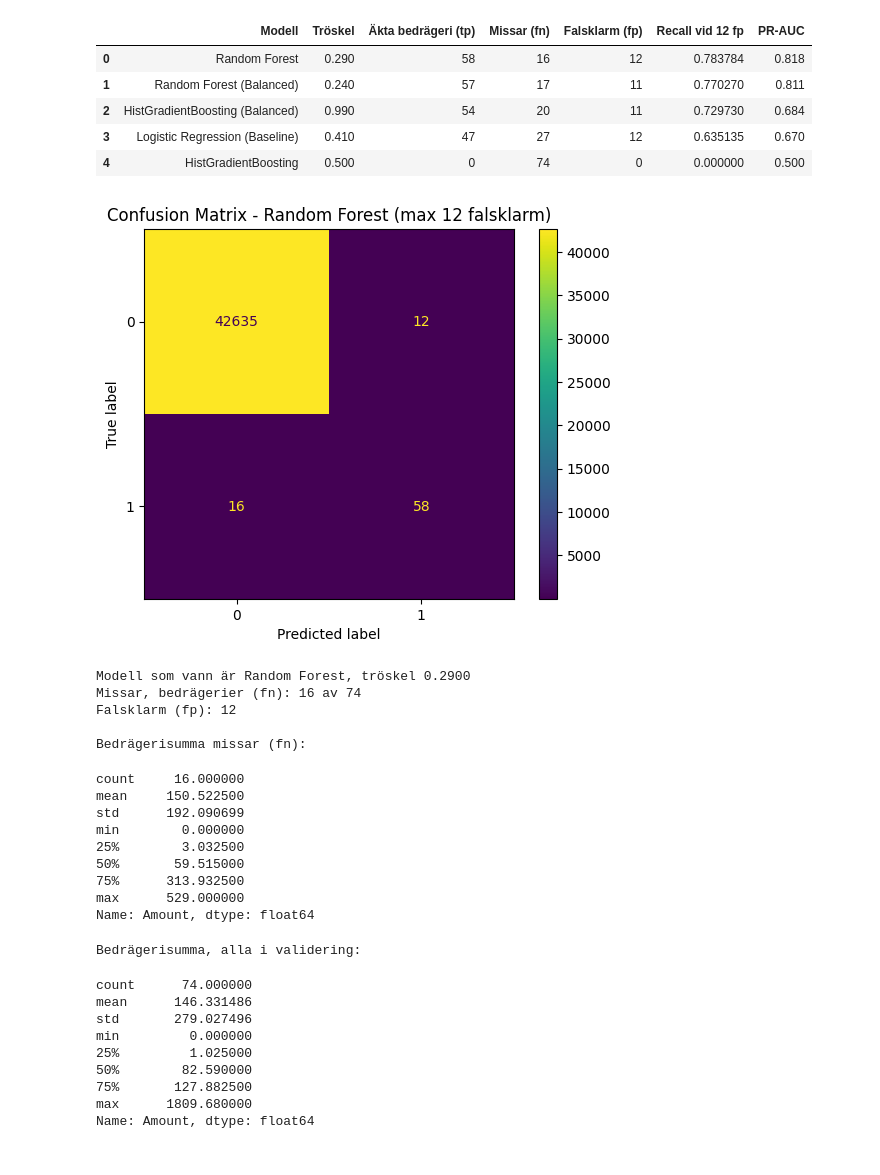
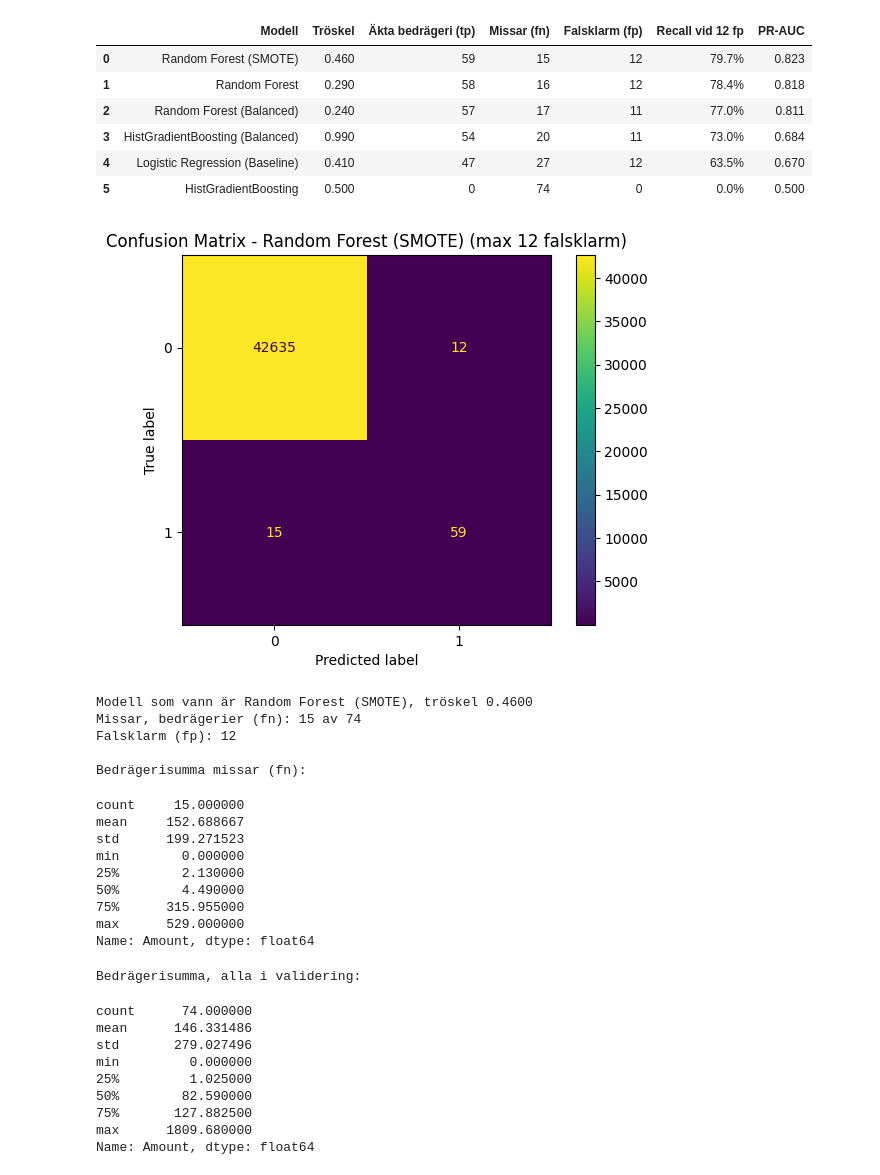
Before and after one commit to JazdanDS/CreditCardFraud-MMBHJ, a Jupyter notebook: notebooks/flermodeller.ipynb, the cells around one changed output. Saved outputs shown, nothing was run; the diff lists cells and outputs as text; code cells hidden in the pictures.

Commit message:
added rf smote

```diff
--- a/notebooks/flermodeller.ipynb
+++ b/notebooks/flermodeller.ipynb
@@ -9,7 +9,6 @@ models = {
     "HistGradientBoosting (Balanced)": HistGradientBoostingClassifier(class_weight="balanced", random_state=42),
     "Random Forest": RandomForestClassifier(n_estimators=100, random_state=42, n_jobs=-1),
     "Random Forest (Balanced)": RandomForestClassifier(n_estimators=100, class_weight="balanced", random_state=42, n_jobs=-1),
-    # "Random Forest (SMOTE)": RandomForestClassifier(n_estimators=100, random_state=42, n_jobs=-1),
 }
 
 val_probas = {}
@@ -20,12 +19,18 @@ for model_name, model in models.items():
     model.fit(X_train, y_train) # oskalad data
     val_preds_thresh50[model_name] = model.predict(X_val)
     val_probas[model_name] = model.predict_proba(X_val)[:,1]
-    # behövs if else här för smote
 
-# X_train_smote, y_train_smote = apply_smote(X_train, y_train)
 # från baslinje
 val_probas["Logistic Regression (Baseline)"] = y_val_prob
 val_preds_thresh50["Logistic Regression (Baseline)"] = y_val_pred
+
+print("-- Kör träning av: Random Forest (SMOTE)--")
+X_train_smote, y_train_smote = apply_smote(X_train, y_train)
+
+rf_smote = RandomForestClassifier(n_estimators=100, random_state=42, n_jobs=-1)
+rf_smote.fit(X_train_smote, y_train_smote)
+val_preds_thresh50["Random Forest (SMOTE)"] = rf_smote.predict(X_val)
+val_probas["Random Forest (SMOTE)"] = rf_smote.predict_proba(X_val)[:,1]
 # %% [output]
 -- Kör träning av: HistGradientBoosting --
 -- Kör träning av: HistGradientBoosting (Balanced) --
@@ -110,24 +119,25 @@ display(df_12fp.style.format({
     "Recall vid 12 fp": "{:.1%}",
     "PR-AUC": "{:.3f}",
 }))
-# verkar som sista inte flaggar något (0 tp & fp), som dock har teoretisk backning
+# HistGradientBoosting flaggar inget (0 tp & fp); modellen pressas ner till 12 falsklarm gör att den får 74 missar.
 # %% [output]
 |  | Modell | Tröskel | Äkta bedrägeri (tp) | Missar (fn) | Falsklarm (fp) | Recall vid 12 fp | PR-AUC |
-| 0 | Random Forest | 0.290 | 58 | 16 | 12 | 0.783784 | 0.818 |
-| 1 | Random Forest (Balanced) | 0.240 | 57 | 17 | 11 | 0.770270 | 0.811 |
-| 2 | HistGradientBoosting (Balanced) | 0.990 | 54 | 20 | 11 | 0.729730 | 0.684 |
-| 3 | Logistic Regression (Baseline) | 0.410 | 47 | 27 | 12 | 0.635135 | 0.670 |
-| 4 | HistGradientBoosting | 0.500 | 0 | 74 | 0 | 0.000000 | 0.500 |
+| 0 | Random Forest (SMOTE) | 0.460 | 59 | 15 | 12 | 79.7% | 0.823 |
+| 1 | Random Forest | 0.290 | 58 | 16 | 12 | 78.4% | 0.818 |
+| 2 | Random Forest (Balanced) | 0.240 | 57 | 17 | 11 | 77.0% | 0.811 |
+| 3 | HistGradientBoosting (Balanced) | 0.990 | 54 | 20 | 11 | 73.0% | 0.684 |
+| 4 | Logistic Regression (Baseline) | 0.410 | 47 | 27 | 12 | 63.5% | 0.670 |
+| 5 | HistGradientBoosting | 0.500 | 0 | 74 | 0 | 0.0% | 0.500 |
 # %%
-model_winner = "Random Forest"
+model_winner = "Random Forest (SMOTE)"
 best_thresh = df_12fp.loc[df_12fp["Modell"] == model_winner, "Tröskel"].values[0]
 val_preds_winner = (val_probas[model_winner] >= best_thresh).astype(int)
 
 ConfusionMatrixDisplay.from_predictions(y_val, val_preds_winner)
 plt.title(f"Confusion Matrix - {model_winner} (max 12 falsklarm)")
 plt.show()
 # %% [output]
-[figure, old version]
+[figure, new version]
 # %%
 # Error checking
 errors_df = X_val.copy()
@@ -146,18 +156,18 @@ display(fn["Amount"].describe())
 print("\nBedrägerisumma, alla i validering:")
 display(errors_df[errors_df["Actual"] == 1]["Amount"].describe())
 # %% [output]
-Modell som vann är Random Forest, tröskel 0.2900
-Missar, bedrägerier (fn): 16 av 74
+Modell som vann är Random Forest (SMOTE), tröskel 0.4600
+Missar, bedrägerier (fn): 15 av 74
 Falsklarm (fp): 12
 
 Bedrägerisumma missar (fn):
-count     16.000000
-mean     150.522500
-std      192.090699
+count     15.000000
+mean     152.688667
+std      199.271523
 min        0.000000
-25%        3.032500
-50%       59.515000
-75%      313.932500
+25%        2.130000
+50%        4.490000
+75%      315.955000
 max      529.000000
 Name: Amount, dtype: float64
 Bedrägerisumma, alla i validering:
```
Also changed, not shown: parts of 2 cells of this notebook.
